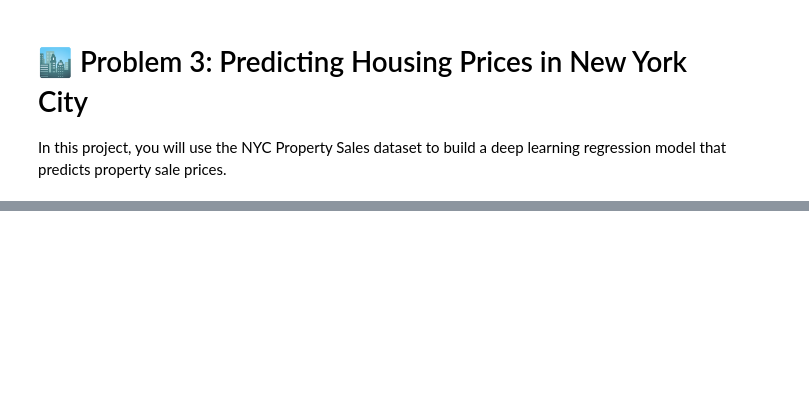
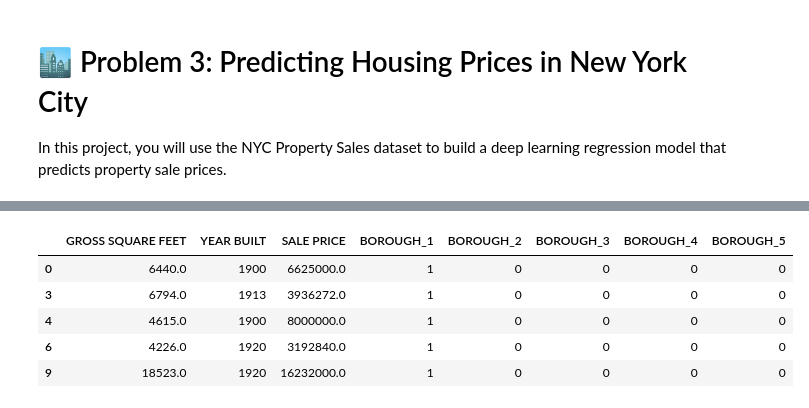
Before and after one commit to balloontip/deep-learning, a Jupyter notebook: chapter-06/problem-3-nyc-housing.ipynb, the cells around one changed output, grey strips where cells are left out. Drawn from its saved outputs; the diff is of its cells as text; code cells hidden in the pictures; blank space fills up the shorter version.

```diff
--- a/chapter-06/problem-3-nyc-housing.ipynb
+++ b/chapter-06/problem-3-nyc-housing.ipynb
@@ -359,0 +255,88 @@ Model saved successfully!
+# %%
+# ====================================================
+# Step 4: One-Hot Encoding and Feature Preparation
+# ====================================================
+
+import joblib
+import numpy as np
+
+# ---------- One-Hot Encode BOROUGH ----------
+data_encoded = pd.get_dummies(
+    data,
+    columns=["BOROUGH"],
+    prefix="BOROUGH",
+    dtype=int
+)
+
+print("One-Hot Encoding Complete")
+print("=" * 55)
+
+print(
+    f"Columns Before Encoding : {data.shape[1]}"
+)
+
+print(
+    f"Columns After Encoding  : {data_encoded.shape[1]}"
+)
+
+print()
+
+# ---------- Save Feature Names ----------
+feature_names = data_encoded.drop(
+    "SALE PRICE",
+    axis=1
+).columns.tolist()
+
+joblib.dump(
+    feature_names,
+    "nyc_feature_names.pkl"
+)
+
+print("Feature Names Saved")
+print("=" * 55)
+
+print("nyc_feature_names.pkl")
+
+print()
+
+# ---------- Features ----------
+X = data_encoded.drop(
+    "SALE PRICE",
+    axis=1
+).values
+
+# ---------- Target (Log Transformed) ----------
+# NYC housing prices are highly skewed.
+# Log transformation improves learning stability.
+
+y = np.log1p(
+    data_encoded["SALE PRICE"]
+).values.reshape(-1, 1)
+
+print("Feature / Target Split")
+print("=" * 55)
+
+print(f"Feature Matrix Shape : {X.shape}")
+print(f"Target Shape         : {y.shape}")
+
+print()
+
+print("Feature Names")
+print("=" * 55)
+
+print(feature_names)
+
+print()
+
+print("Encoded Dataset Preview")
+print("=" * 55)
+
+display(data_encoded.head())
+
+print("\nTarget Transformation")
+print("=" * 55)
+
+print(
+    "SALE PRICE transformed using np.log1p()"
+)
+# %% [output]
@@ -359,0 +363,6 @@ Model saved successfully!
+|  | GROSS SQUARE FEET | YEAR BUILT | SALE PRICE | BOROUGH_1 | BOROUGH_2 | BOROUGH_3 | BOROUGH_4 | BOROUGH_5 |
+| 0 | 6440.0 | 1900 | 6625000.0 | 1 | 0 | 0 | 0 | 0 |
+| 3 | 6794.0 | 1913 | 3936272.0 | 1 | 0 | 0 | 0 | 0 |
+| 4 | 4615.0 | 1900 | 8000000.0 | 1 | 0 | 0 | 0 | 0 |
+| 6 | 4226.0 | 1920 | 3192840.0 | 1 | 0 | 0 | 0 | 0 |
+| 9 | 18523.0 | 1920 | 16232000.0 | 1 | 0 | 0 | 0 | 0 |
```
Also changed, not shown: parts of 58 cells of this notebook, 14 other files.
